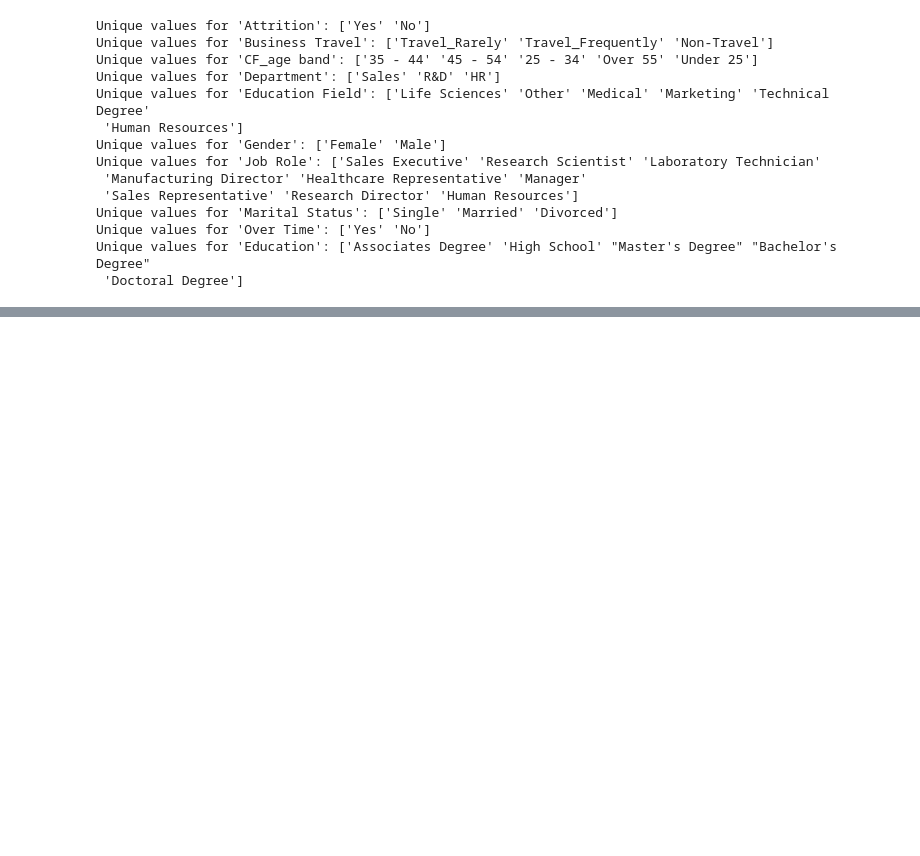
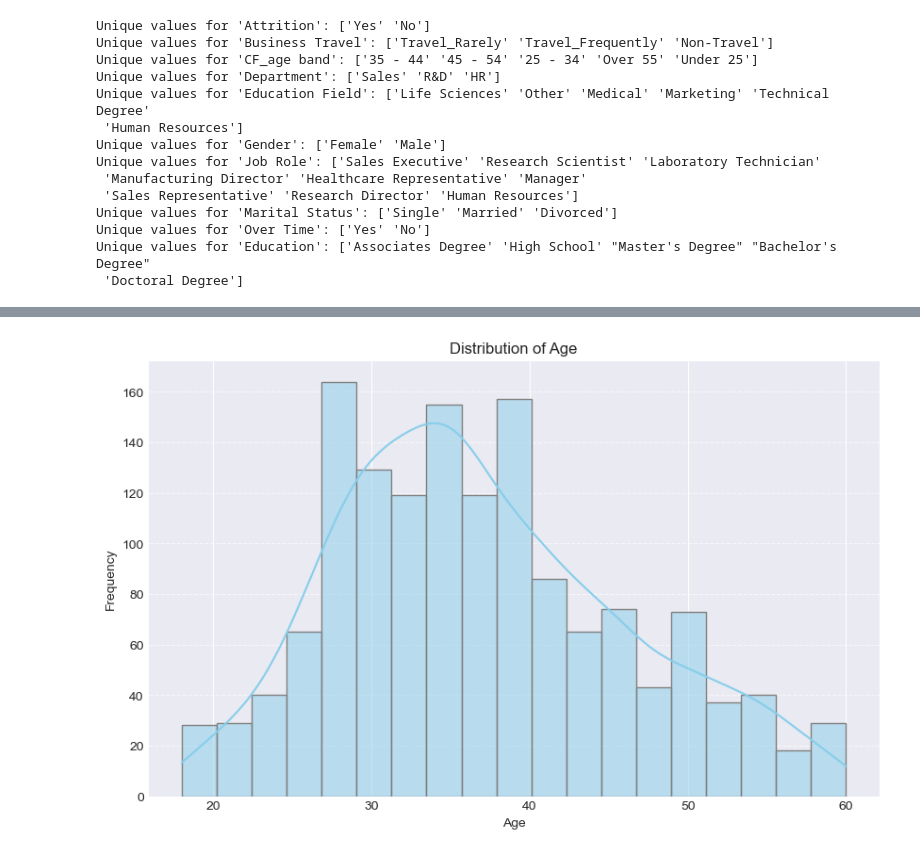
Before and after one commit to sivm205/HR-Employee-Attrition-Analysis, a Jupyter notebook: Preprocessing.ipynb, the cells around one changed output, grey strips where cells are left out. Cells and saved outputs as stored; diff of their text form; code cells hidden in the pictures; blank space fills up the shorter version.

```diff
--- a/Preprocessing.ipynb
+++ b/Preprocessing.ipynb
@@ -429,0 +472,13 @@ dtype('O')
+# %%
+'''Distribution of Age'''
+
+plt.figure(figsize=(10, 6))
+plt.style.use('seaborn-darkgrid')
+sns.histplot(df['Age'], color='skyblue', edgecolor='gray', kde=True)
+plt.title('Distribution of Age')
+plt.xlabel('Age')
+plt.ylabel('Frequency')
+plt.grid(axis='y', linestyle='--', alpha=0.7)
+plt.show()
+# %% [output]
+[figure, added]
```
Also changed, not shown: parts of 19 cells of this notebook.
